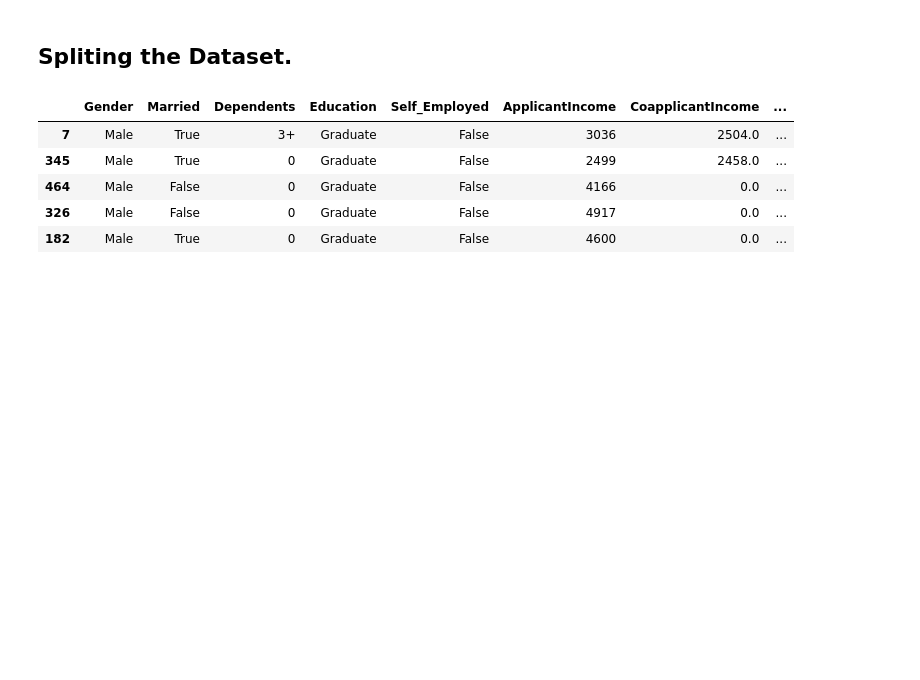
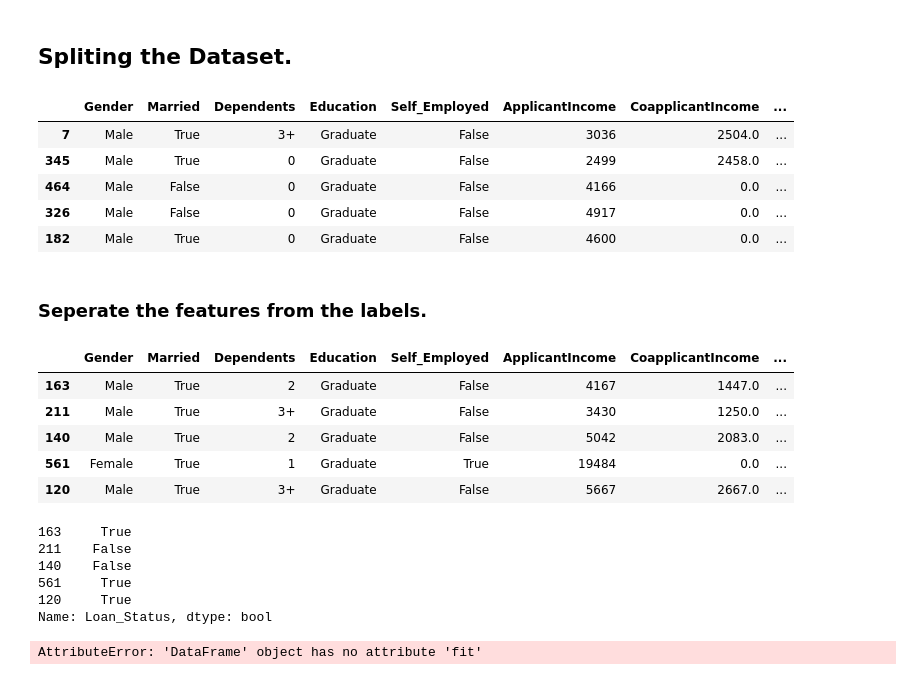
Before and after one commit to AirPro/freidrd-final-project-alternate, a Jupyter notebook: Loan_Data.ipynb, the cells around one changed output. Saved outputs shown, nothing was run; the diff lists cells and outputs as text; code cells hidden in the pictures; blank space fills up the shorter version.

```diff
--- a/Loan_Data.ipynb
+++ b/Loan_Data.ipynb
@@ -484,3 +483,24 @@ train_set.head()
 | 464 | Male | False | 0 | Graduate | False | 4166 | 0.0 | ... |
 | 326 | Male | False | 0 | Graduate | False | 4917 | 0.0 | ... |
 | 182 | Male | True | 0 | Graduate | False | 4600 | 0.0 | ... |
+# %% [markdown]
+### Seperate the features from the labels.
+# %%
+loan_X = train_set.drop('Loan_Status', axis=1)
+loan_y = train_set['Loan_Status'].copy()
+# %%
+display(loan_X.head())
+display(loan_y.head())
+# %% [output]
+|  | Gender | Married | Dependents | Education | Self_Employed | ApplicantIncome | CoapplicantIncome | ... |
+| 163 | Male | True | 2 | Graduate | False | 4167 | 1447.0 | ... |
+| 211 | Male | True | 3+ | Graduate | False | 3430 | 1250.0 | ... |
+| 140 | Male | True | 2 | Graduate | False | 5042 | 2083.0 | ... |
+| 561 | Female | True | 1 | Graduate | True | 19484 | 0.0 | ... |
+| 120 | Male | True | 3+ | Graduate | False | 5667 | 2667.0 | ... |
+163     True
+211    False
+140    False
+561     True
+120     True
+Name: Loan_Status, dtype: bool
@@ -486,0 +517,12 @@ train_set.head()
+# %%
+loan_prepared = full_pipeline.fit_transform(loan_X)
+
+column_names = [
+    feature
+        .replace('num__', '')
+    for feature in full_pipeline.get_feature_names_out()
+]
+
+loan_prepared = pd.DataFrame(loan_prepared, columns=column_names, index=loan_X.index)
+# %% [output]
+AttributeError: 'DataFrame' object has no attribute 'fit'
```
Also changed, not shown: parts of 2 cells of this notebook.
